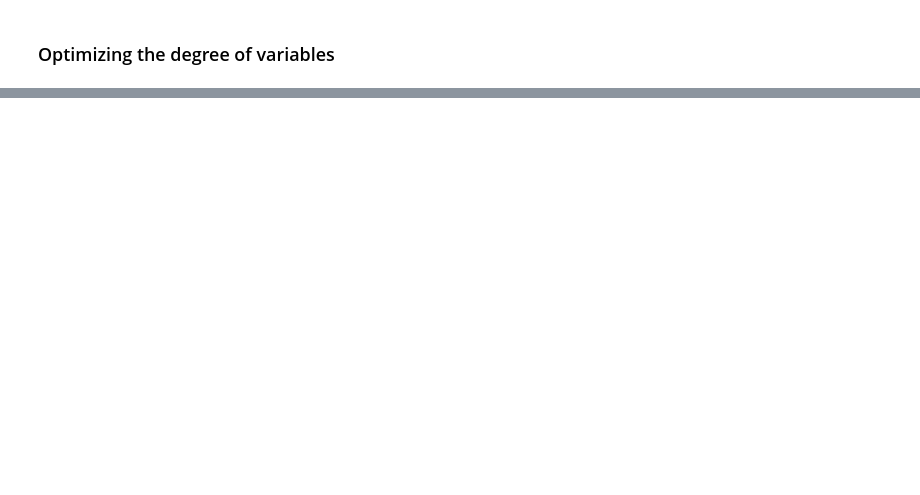
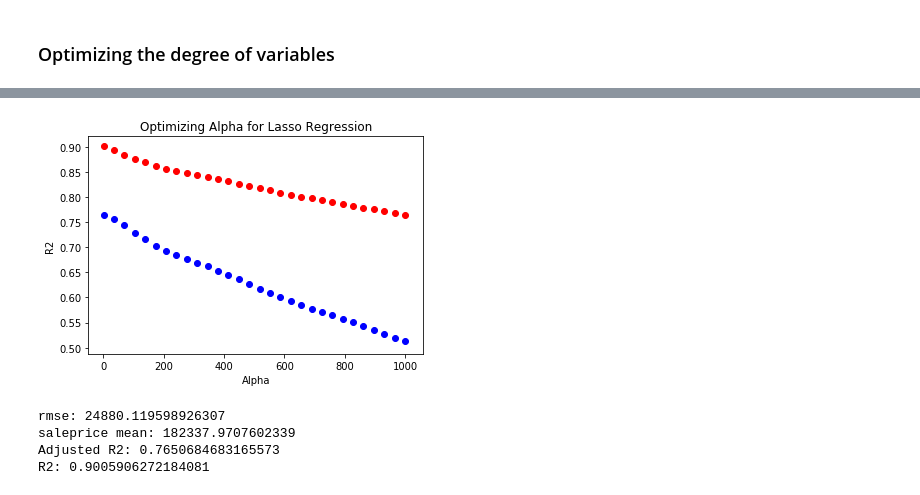
Before and after one commit to wzog99/MultipleLinearReg-HousePrices, a Jupyter notebook: linear_reg.ipynb, the cells around one changed output, grey strips where cells are left out. Drawn from its saved outputs; the diff is of its cells as text; code cells hidden in the pictures; blank space fills up the shorter version.

Commit message:
Revise Model

```diff
--- a/linear_reg.ipynb
+++ b/linear_reg.ipynb
@@ -494,6 +428,0 @@ array([ 2.71433736e+04,  5.25355817e+04,  4.84227013e+04,  4.13757275e+04,
-# %%
-from sklearn.linear_model import ElasticNet
-
-ENreg = ElasticNet(alpha=.1,l1_ratio= .5, normalize = False)
-ENreg.fit(train_combined, targetdf)
-target_prediction = ENreg.predict(train_combined)
@@ -519,0 +492,6 @@ AttributeError: 'numpy.ndarray' object has no attribute 'plt'
+# %%
+corr_saleprice = {}
+for i, k in test_colinear(train_combined):
+    corr_saleprice[i] = train_combined[f'{i}'].corr(targetdf['SalePrice'])
+    corr_saleprice[k] = train_combined[f'{k}'].corr(targetdf['SalePrice'])
+corr_saleprice
@@ -519,0 +507,2 @@ AttributeError: 'numpy.ndarray' object has no attribute 'plt'
+# %%
+train_combined.drop(['MSZoning_FV', 'SaleType_New', 'BldgType_Duplex', 'BedroomAbvGr_8', 'SecondFlrSF'], axis=1, inplace=True)
@@ -519,0 +516,32 @@ AttributeError: 'numpy.ndarray' object has no attribute 'plt'
+# %%
+import statsmodels.tools.tools as smtools
+train_combined_withc_atest = smtools.add_constant(train_combined)
+# %%
+from sklearn.linear_model import Lasso #### try alphas; check adj R^2
+a = .05
+
+for a in np.linspace(1, 1000, num=30):
+    Lassoreg = Lasso(alpha= a, max_iter = 1000000000, normalize = False)
+    Lassoreg.fit(train_combined_withc_atest, targetdf)
+    L_target_prediction = Lassoreg.predict(train_combined_withc_atest)
+    lassCoef = Lassoreg.coef_
+
+    count = 0
+    for i in Lassoreg.coef_:
+        if abs(i) < .01:
+            count += 1
+
+    R2 = Lassoreg.score(train_combined_withc_atest, targetdf)
+    n = len(train_combined_withc_atest)
+    k = len(train_combined_withc_atest.columns) - count
+    adjR2 = R2 - ((n - 1)/(n - k)) * (1 - R2)
+
+    plt.scatter(x=a, y = adjR2, c='b')
+    plt.scatter(x=a, y = R2, c='r')
+    plt.xlabel('Alpha')
+    plt.ylabel('R2')
+    plt.title('Optimizing Alpha for Lasso Regression')
+
+    #print(f'Adjusted R2: {adjR2}')
+# %% [output]
+[figure, added]
@@ -519,0 +550,26 @@ AttributeError: 'numpy.ndarray' object has no attribute 'plt'
+# %%
+Lassoreg = Lasso(alpha= 1.6, max_iter = 1000000000, normalize = False)
+Lassoreg.fit(train_combined_withc_atest, targetdf)
+L_target_prediction = Lassoreg.predict(train_combined_withc_atest)
+lassCoef = Lassoreg.coef_
+
+count = 0
+for i in Lassoreg.coef_:
+    if abs(i) < .01:
+        count += 1
+
+R2 = Lassoreg.score(train_combined_withc_atest, targetdf)
+n = len(train_combined_withc_atest)
+k = len(train_combined_withc_atest.columns) - count
+adjR2 = R2 - ((n - 1)/(n - k)) * (1 - R2)
+rmse = (mean_squared_error(targetdf, L_target_prediction))**.5
+
+print(f'rmse: {rmse}')
+print(f'saleprice mean: {targetdf.SalePrice.mean()}')
+print(f'Adjusted R2: {adjR2}')
+print(f'R2: {Lassoreg.score(train_combined_withc_atest, targetdf)}')
+# %% [output]
+rmse: 24880.119598926307
+saleprice mean: 182337.9707602339
+Adjusted R2: 0.7650684683165573
+R2: 0.9005906272184081
```
Also changed, not shown: parts of 97 cells of this notebook.
